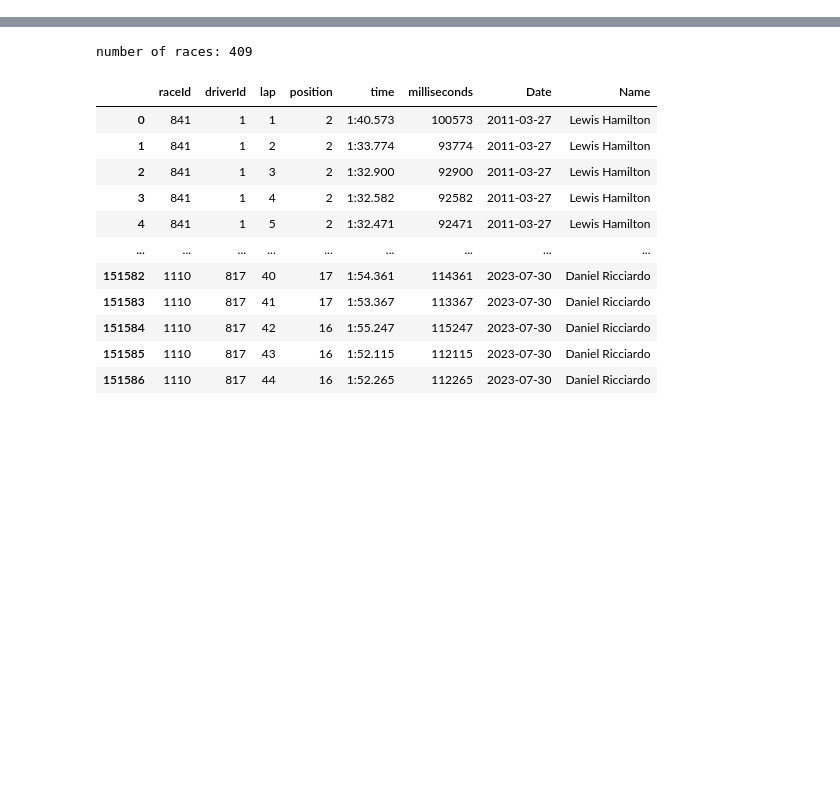
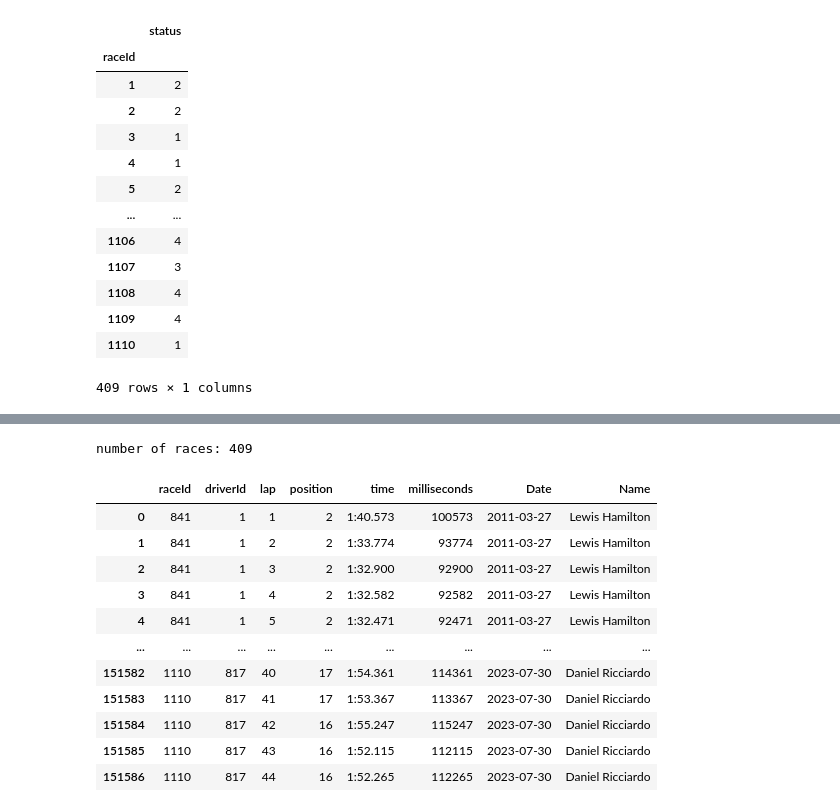
Before and after one commit to ryandouglaskish/MSAI-349-Project, a Jupyter notebook: Exploratory.ipynb, the cells around one changed output, grey strips where cells are left out. Saved outputs shown, nothing was run; the diff lists cells and outputs as text; code cells hidden in the pictures; blank space fills up the shorter version.

```diff
--- a/Exploratory.ipynb
+++ b/Exploratory.ipynb
@@ -68,0 +74,17 @@ assert laptime_di['driverId'].nunique() == len(driver_ids_of_interest), 'confirm
+# %%
+laptime_di[['raceId','driverId','status']].groupby('raceId')[['status']].nunique()
+# %% [output]
+|  | status |
+| raceId |  |
+| 1 | 2 |
+| 2 | 2 |
+| 3 | 1 |
+| 4 | 1 |
+| 5 | 2 |
+| ... | ... |
+| 1106 | 4 |
+| 1107 | 3 |
+| 1108 | 4 |
+| 1109 | 4 |
+| 1110 | 1 |
+409 rows × 1 columns
```
Also changed, not shown: parts of 5 cells of this notebook.
